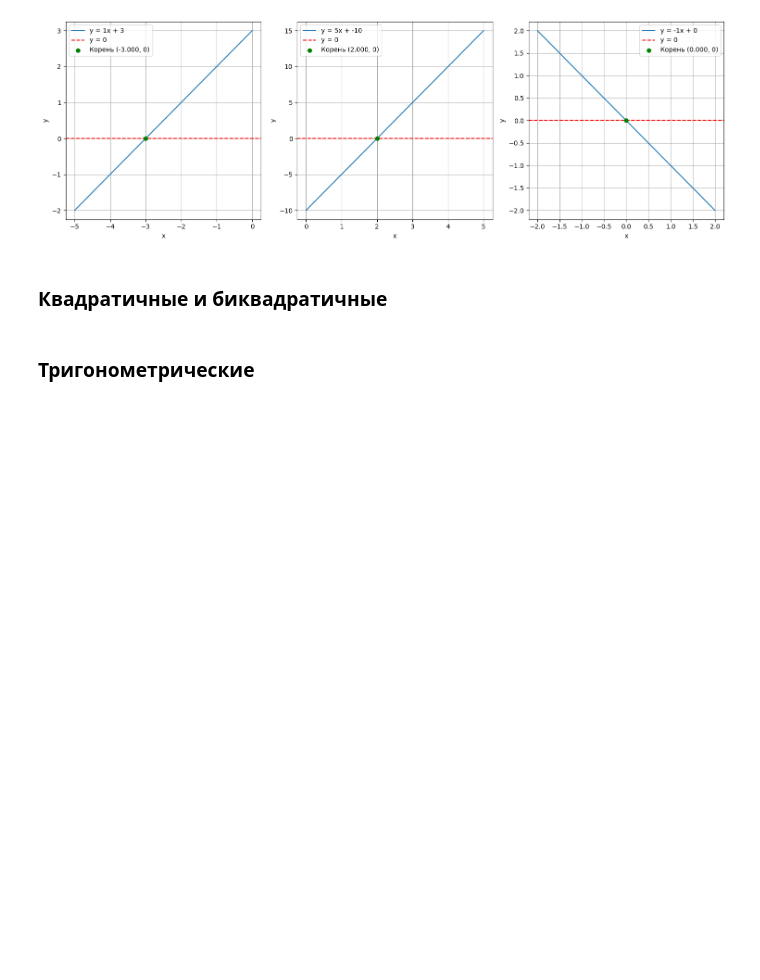
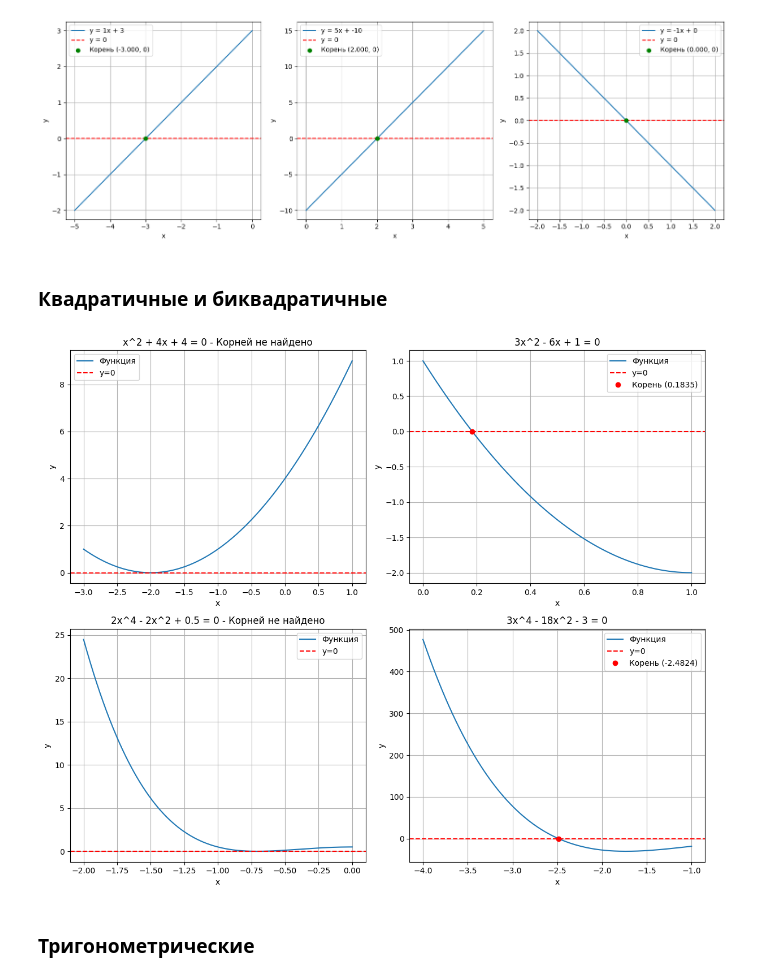
Before and after one commit to Irina-ferr/automation-of-biomedical-information-processing, a Jupyter notebook: lecture 1/1.ipynb, the cells around one changed output. Cells and saved outputs as stored; diff of their text form; code cells hidden in the pictures; blank space fills up the shorter version.

```diff
--- a/lecture 1/1.ipynb
+++ b/lecture 1/1.ipynb
@@ -105,26 +103,26 @@ x^2+4x+4=0
 2x^4-2x^2+0.5=0
 3x^4-18x^2-3=0
 """
-equations = [
-    {"name": "x^2 + 4x + 4 = 0", "func": lambda x: quadratic_equation(x, 1, 4, 4)},
-    {"name": "3x^2 - 6x + 1 = 0", "func": lambda x: quadratic_equation(x, 3, -6, 1)},
-    {"name": "2x^4 - 2x^2 + 0.5 = 0", "func": lambda x: biquadratic_equation(x, 2, -2, 0.5)},
-    {"name": "3x^4 - 18x^2 - 3 = 0", "func": lambda x: biquadratic_equation(x, 3, -18, -3)}
-]
+# equations = [
+#     {"name": "x^2 + 4x + 4 = 0", "func": lambda x: quadratic_equation(x, 1, 4, 4)},
+#     {"name": "3x^2 - 6x + 1 = 0", "func": lambda x: quadratic_equation(x, 3, -6, 1)},
+#     {"name": "2x^4 - 2x^2 + 0.5 = 0", "func": lambda x: biquadratic_equation(x, 2, -2, 0.5)},
+#     {"name": "3x^4 - 18x^2 - 3 = 0", "func": lambda x: biquadratic_equation(x, 3, -18, -3)}
+# ]
 
-x_range = np.linspace(-5, 5, 1000)
+# x_range = np.linspace(-5, 5, 1000)
 
-for eq in equations:
-    plt.figure()
-    y = eq["func"](x_range)
-    plt.plot(x_range, y, label=eq["name"])
-    plt.axhline(0, color='red', linestyle='--', label='y=0')
-    plt.xlabel('x')
-    plt.ylabel('y')
-    plt.title(f'График уравнения: {eq["name"]}')
-    plt.legend()
-    plt.grid(True)
-    plt.show()
+# for eq in equations:
+#     plt.figure()
+#     y = eq["func"](x_range)
+#     plt.plot(x_range, y, label=eq["name"])
+#     plt.axhline(0, color='red', linestyle='--', label='y=0')
+#     plt.xlabel('x')
+#     plt.ylabel('y')
+#     plt.title(f'График уравнения: {eq["name"]}')
+#     plt.legend()
+#     plt.grid(True)
+#     plt.show()
 # уравнения и интервалы
 equations = [
     {"func": lambda x: quadratic_equation(x, 1, 4, 4), "interval": (-3, 1), "title": "x^2 + 4x + 4 = 0"},
@@ -132,33 +130,35 @@ equations = [
     {"func": lambda x: biquadratic_equation(x, 2, -2, 0.5), "interval": (-2, 0), "title": "2x^4 - 2x^2 + 0.5 = 0"},
     {"func": lambda x: biquadratic_equation(x, 3, -18, -3), "interval": (-4, -1), "title": "3x^4 - 18x^2 - 3 = 0"}
 ]
 
 fig, axs = plt.subplots(2, 2, figsize=(12, 10))
 axs = axs.flatten()
 
 for i, eq in enumerate(equations):
     f = eq["func"]
     a, b = eq["interval"]
     x_vals = np.linspace(a, b, 1000)
     y_vals = f(x_vals)
 
     axs[i].plot(x_vals, y_vals, label="Функция")
     axs[i].axhline(0, color='red', linestyle='--', label="y=0")
     axs[i].set_xlabel('x')
     axs[i].set_ylabel('y')
     axs[i].set_title(eq["title"])
     axs[i].grid(True)
     axs[i].legend()
 
     try:
         root = bisection(a, b, f)
         axs[i].plot(root, 0, 'ro', label=f"Корень ({root:.4f})")
         axs[i].legend()
     except ValueError as e:
         axs[i].set_title(f"{eq['title']} - Корней не найдено")
 
 plt.tight_layout()
 plt.show()
+# %% [output]
+[figure, added]
 # %% [markdown]
 ### Тригонометрические
 # %%
```
Also changed, not shown: parts of 26 cells of this notebook.
